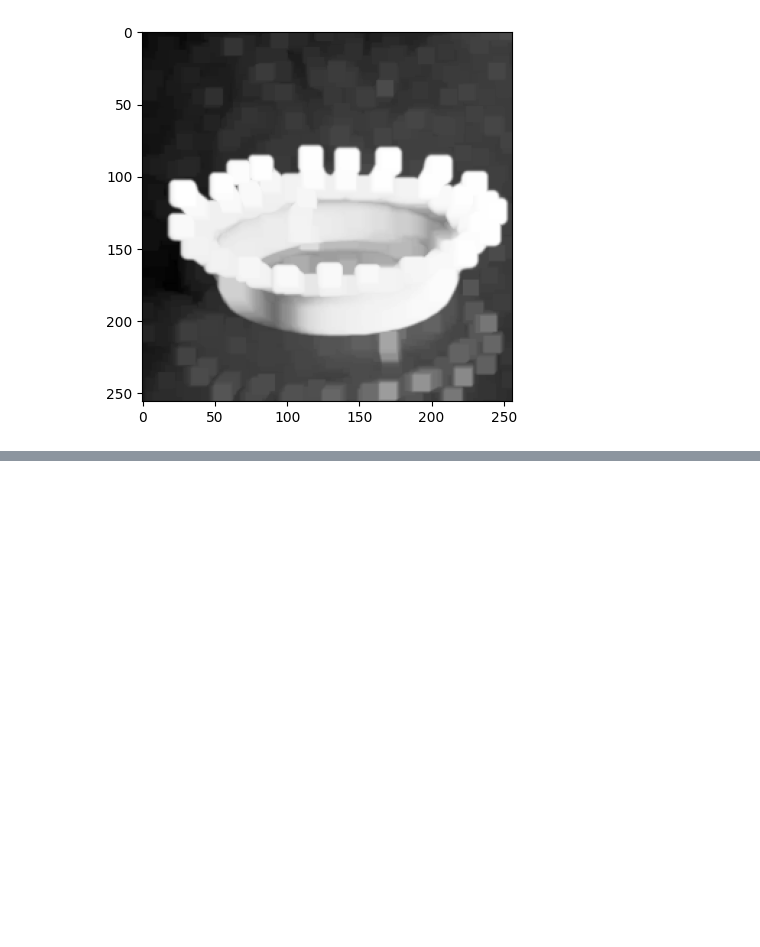
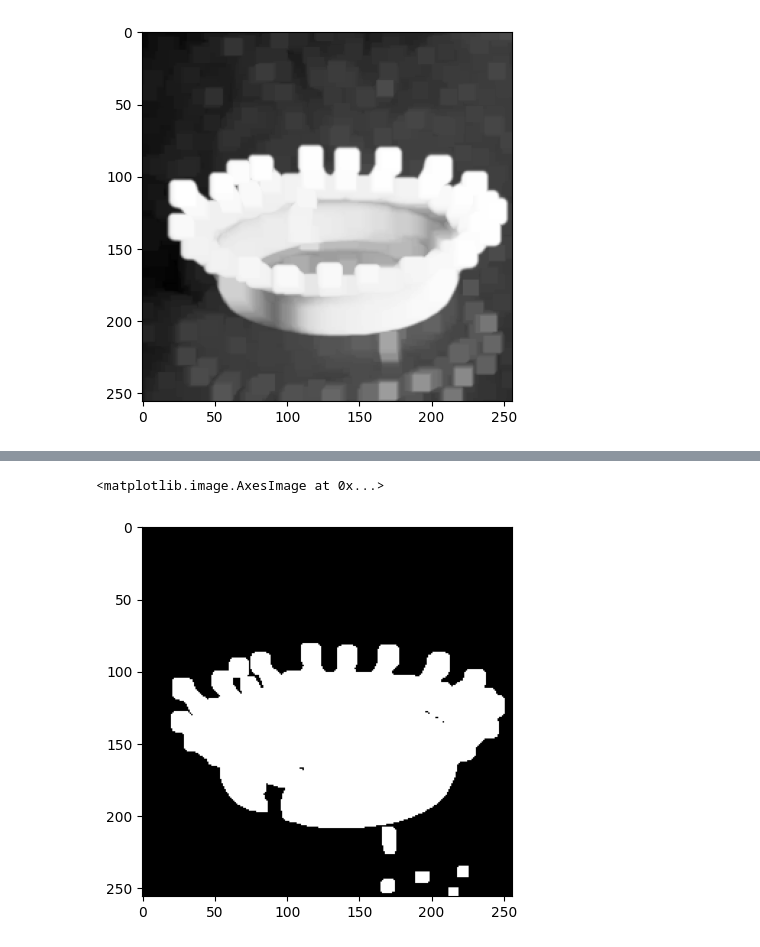
Before and after one commit to horolrolx/digital_image_processing, a Jupyter notebook: ch08/ch08-1.ipynb, the cells around one changed output, grey strips where cells are left out. Cells and saved outputs as stored; diff of their text form; code cells hidden in the pictures; blank space fills up the shorter version.

```diff
--- a/ch08/ch08-1.ipynb
+++ b/ch08/ch08-1.ipynb
@@ -46,0 +61,7 @@ plt.imshow(dilateImg, cmap='gray')
+# %%
+kernel = np.ones((3, 3), np.uint8)
+dilateImg = cv2.dilate(gBin, kernel, iterations = 3)
+plt.imshow(dilateImg, cmap='gray')
+# %% [output]
+<matplotlib.image.AxesImage at 0x...>
+[figure, added]
```
Also changed, not shown: parts of 3 cells of this notebook, 2 other files.
